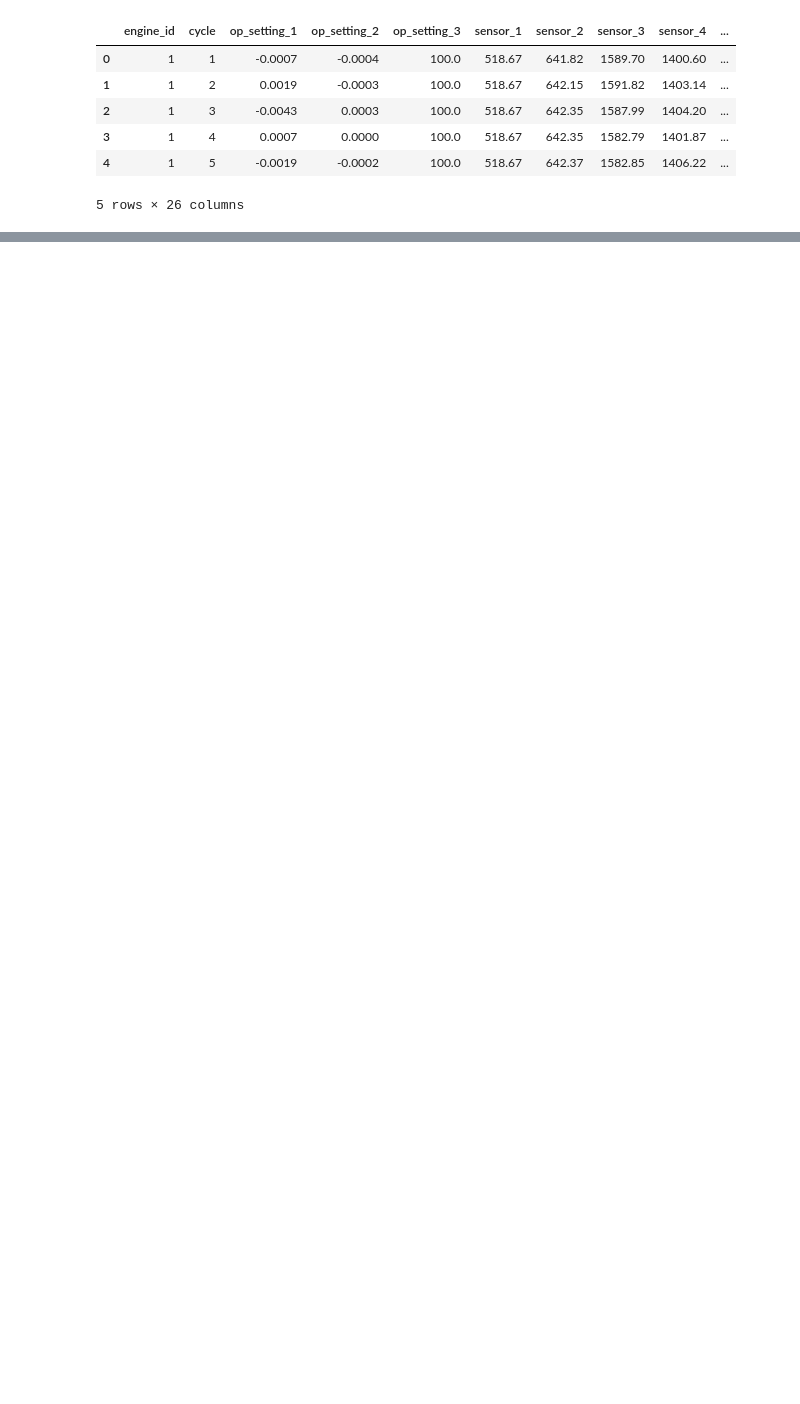
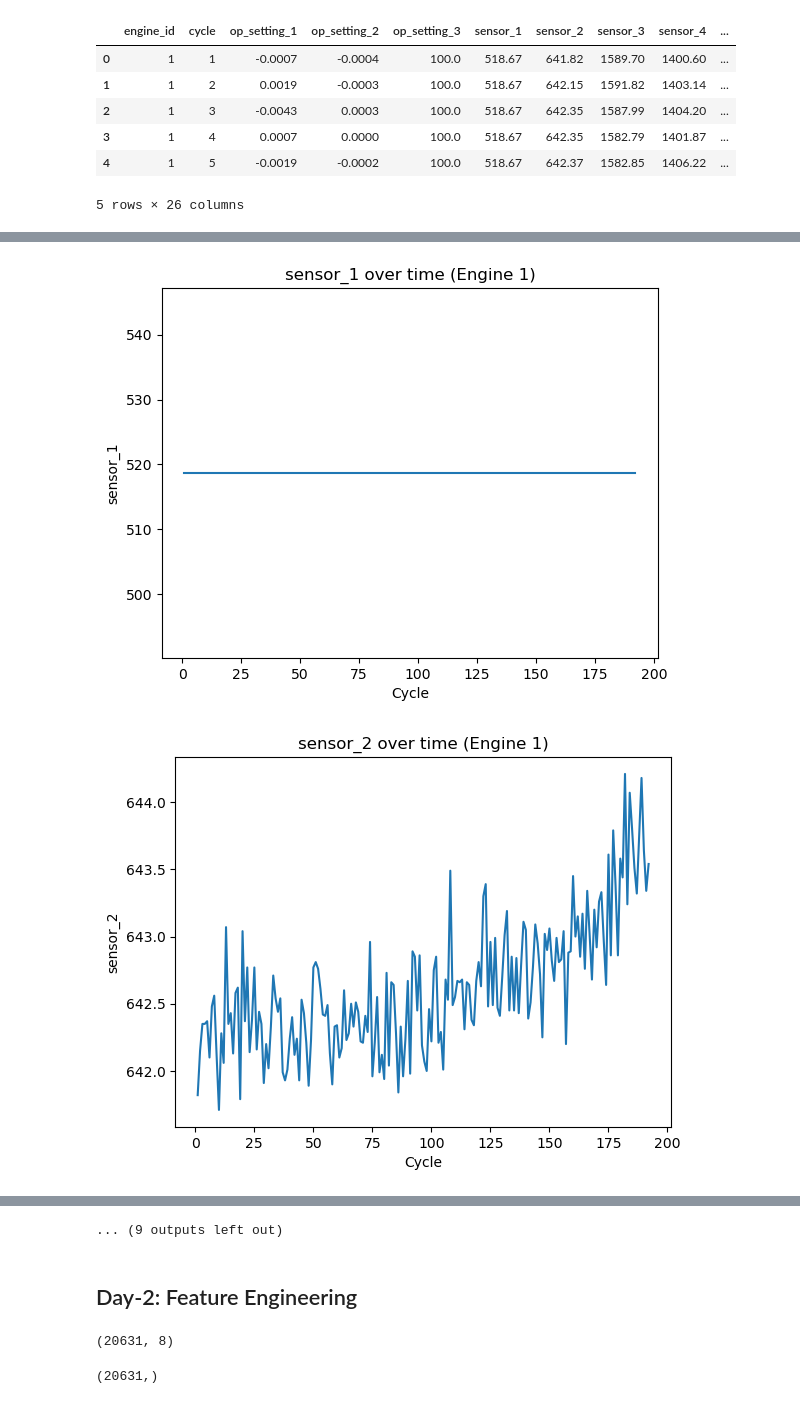
Before and after one commit to Shadya05/Predictive-maintenance-rul, a Jupyter notebook: notebooks/data_exploration.ipynb, the cells around one changed output, grey strips where cells are left out. Cells and saved outputs as stored; diff of their text form; code cells hidden in the pictures; blank space fills up the shorter version.

```diff
--- a/notebooks/data_exploration.ipynb
+++ b/notebooks/data_exploration.ipynb
@@ -37,2 +38,14 @@ NameError: name 'add_rul' is not defined
 # %%
 import matplotlib.pyplot as plt
+eng_1 = df[df["engine_id"]==1]
+sensors = [f"sensor_{i}" for i in range(1,22)]
+for s in sensors:
+    plt.figure()
+    plt.plot(eng_1["cycle"], eng_1[s])
+    plt.xlabel("Cycle")
+    plt.ylabel(s)
+    plt.title(f"{s} over time (Engine 1)")
+    plt.show()
+# %% [output]
+[figure, added]
+[figure, added]
@@ -38,0 +62,3 @@ import matplotlib.pyplot as plt
+... (9 outputs left out)
+# %% [markdown]
+## Day-2: Feature Engineering
@@ -38,0 +84,11 @@ import matplotlib.pyplot as plt
+# %%
+X.head()
+X.shape
+# %% [output]
+(20631, 8)
+# %%
+y=df["RUL"]
+y.head()
+y.shape
+# %% [output]
+(20631,)
```
Also changed, not shown: parts of 11 cells of this notebook.
